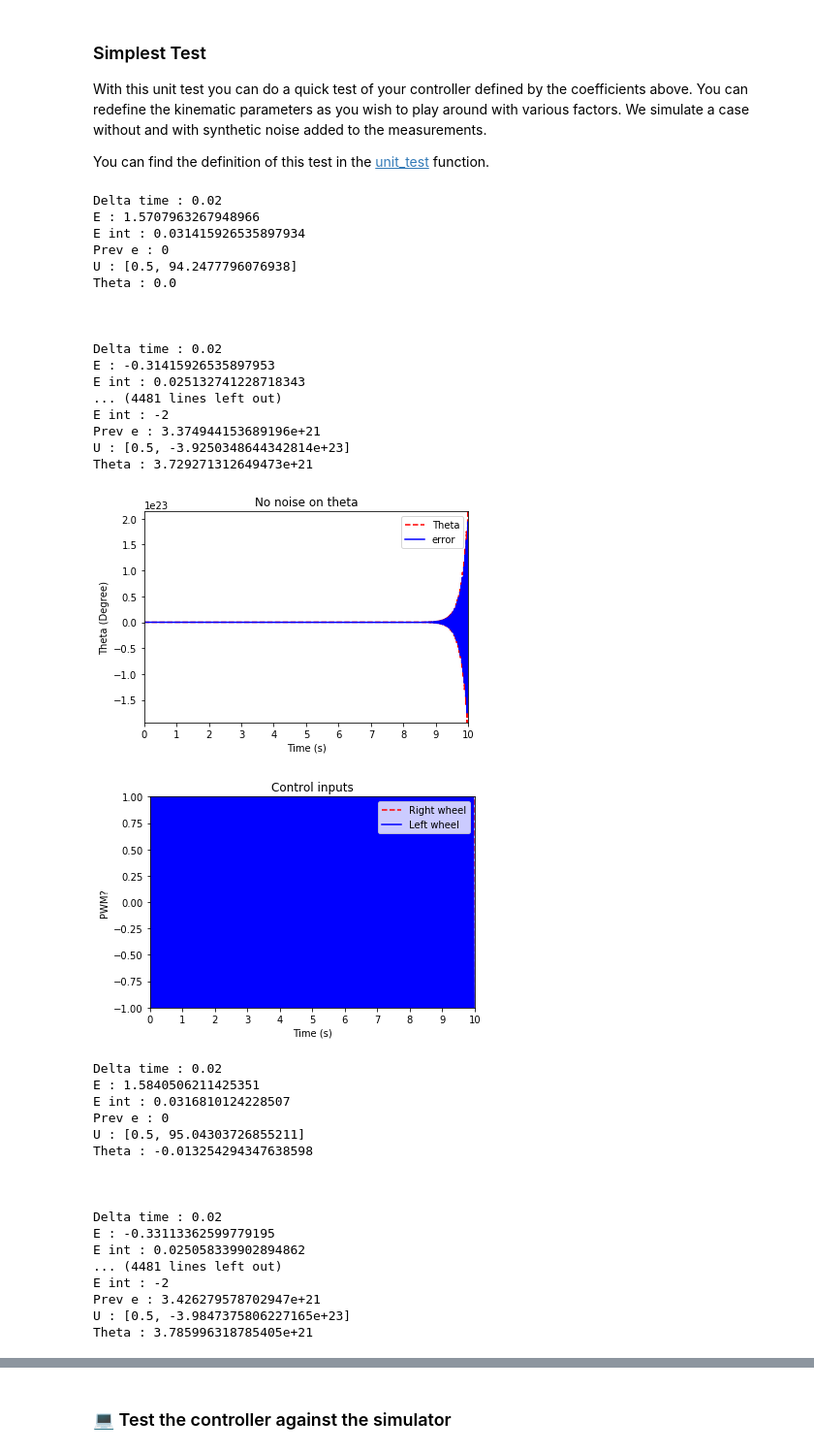
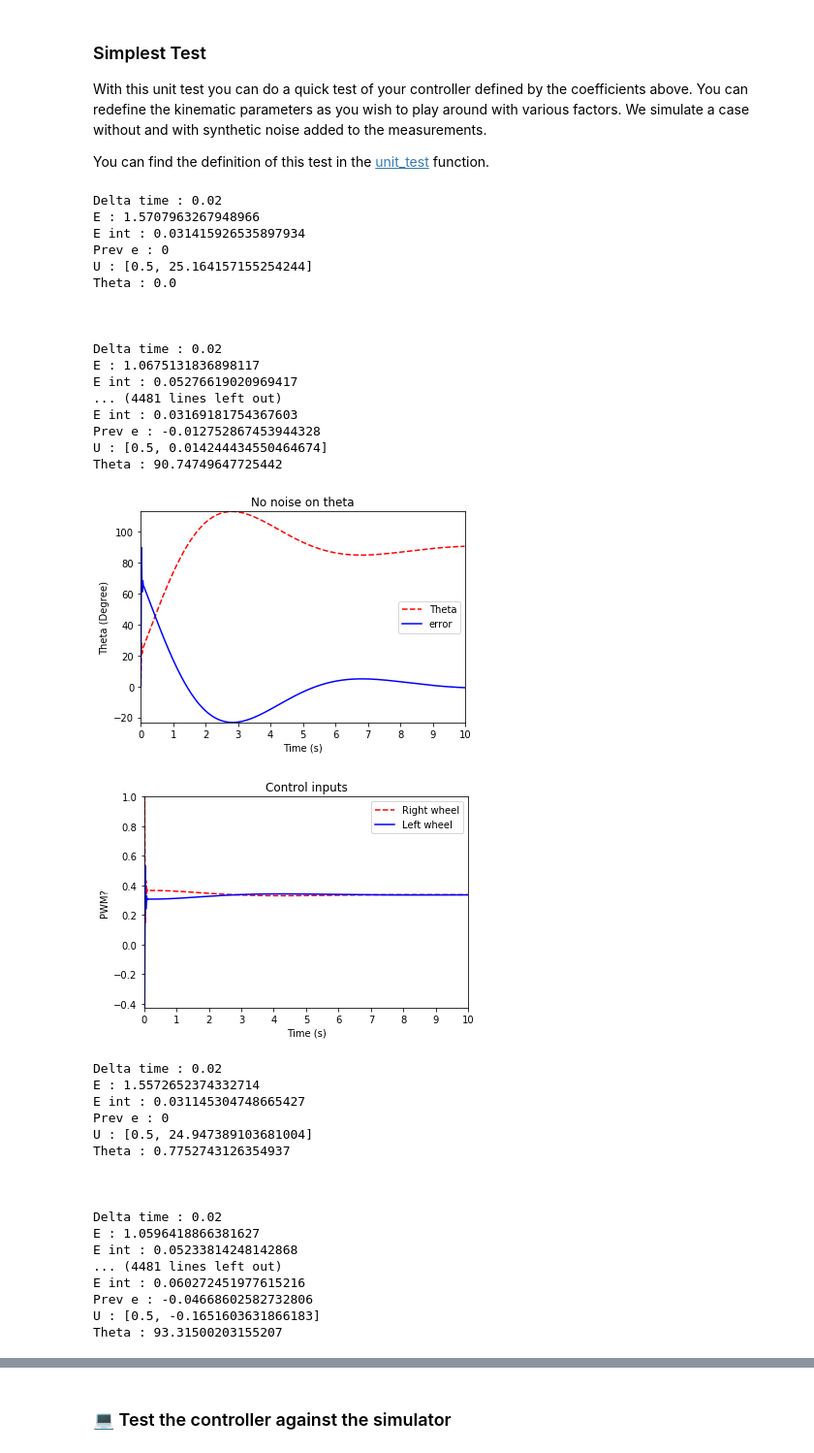
Before and after one commit to olivier-2018/dt-exercises, a Jupyter notebook: mooc-modcon/solution/06-PID-Control/PID_controller.ipynb, the cells around one changed output, grey strips where cells are left out. Shown at 97% size. Drawn from its saved outputs; the diff is of its cells as text; code cells hidden in the pictures.

```diff
--- a/mooc-modcon/solution/06-PID-Control/PID_controller.ipynb
+++ b/mooc-modcon/solution/06-PID-Control/PID_controller.ipynb
@@ -87,23 +87,23 @@ def PIDController(v_0, theta_hat, prev_e, prev_int, delta_t): #add theta_ref as
     e_int = prev_int + e*delta_t
 
     # anti-windup - preventing the integral error from growing too much
-    e_int = max(min(e_int,2),-2)
+    #e_int = max(min(e_int,2),-2)
 
 
     # derivative of the error
     e_der = (e - prev_e)/delta_t
 
     # controller coefficients
-    Kp = 10
-    Ki = 0
-    Kd = 1
+    Kp = 1
+    Ki = 1
+    Kd = 0.3
 
     # PID controller for omega
     omega = Kp*e + Ki*e_int + Kd*e_der
 
     u = [v_0, omega]
 
-    # print(f"\n\nDelta time : {delta_t} \nE : {e} \nE int : {e_int} \nPrev e : {prev_e} \nU : {u} \nTheta : {theta_hat} \n")
+    print(f"\n\nDelta time : {delta_t} \nE : {e} \nE int : {e_int} \nPrev e : {prev_e} \nU : {u} \nTheta : {np.rad2deg(theta_hat)} \n")
 
 
     return u, e, e_int
@@ -116,56 +116,56 @@ You can find the definition of this test in the [unit_test](./unite_test.py) fun
 # %%
 import matplotlib.pyplot as plt
 
 import os, sys
 dir2 = os.path.abspath('')
 dir1 = os.path.dirname(dir2)
 if not dir1 in sys.path: sys.path.append(dir1)
 from unit_test import UnitTestHeadingPID
 
 # This is for quick testing purposes only - you can try different values of v_init and R, L or the ones you determined before. Try to change R, L for fun.
 v_test = v_0
-R_test = 0.033
-baseline_test = 0.108
-gain_test = 0.55
+R_test = 0.033 # m
+baseline_test = 0.09 # m
+gain_test = 0.6
 trim_test = 0
 
-# R, baseline, v_0, gain, trim, PIDController
+# Sanity check (not a faithful representation of the actual behavior, given the motion model is assumed to be exactly known)
 unit_test = UnitTestHeadingPID(R_test, baseline_test, v_test, gain_test, trim_test, PIDController) # TODO: Vincenzo - make R, L inputs to this unit testing function
 unit_test.test()
 # %% [output]
 Delta time : 0.02
 E : 1.5707963267948966
 E int : 0.031415926535897934
 Prev e : 0
-U : [0.5, 94.2477796076938]
+U : [0.5, 25.164157155254244]
 Theta : 0.0
 
 
 
 Delta time : 0.02
-E : -0.31415926535897953
-E int : 0.025132741228718343
+E : 1.0675131836898117
+E int : 0.05276619020969417
 ... (4481 lines left out)
-E int : -2
-Prev e : 3.374944153689196e+21
-U : [0.5, -3.9250348644342814e+23]
-Theta : 3.729271312649473e+21
+E int : 0.03169181754367603
+Prev e : -0.012752867453944328
+U : [0.5, 0.014244434550464674]
+Theta : 90.74749647725442
-[figure, old version]
+[figure, new version]
-[figure, old version]
+[figure, new version]
 Delta time : 0.02
-E : 1.5840506211425351
-E int : 0.0316810124228507
+E : 1.5572652374332714
+E int : 0.031145304748665427
 Prev e : 0
-U : [0.5, 95.04303726855211]
-Theta : -0.013254294347638598
+U : [0.5, 24.947389103681004]
+Theta : 0.7752743126354937
 
 
 
 Delta time : 0.02
-E : -0.33113362599779195
-E int : 0.025058339902894862
+E : 1.0596418866381627
+E int : 0.05233814248142868
 ... (4481 lines left out)
-E int : -2
-Prev e : 3.426279578702947e+21
-U : [0.5, -3.9847375806227165e+23]
-Theta : 3.785996318785405e+21
+E int : 0.060272451977615216
+Prev e : -0.04668602582732806
+U : [0.5, -0.1651603631866183]
+Theta : 93.31500203155207
```
Also changed, not shown: parts of 1 cell of this notebook, 3 other files.
